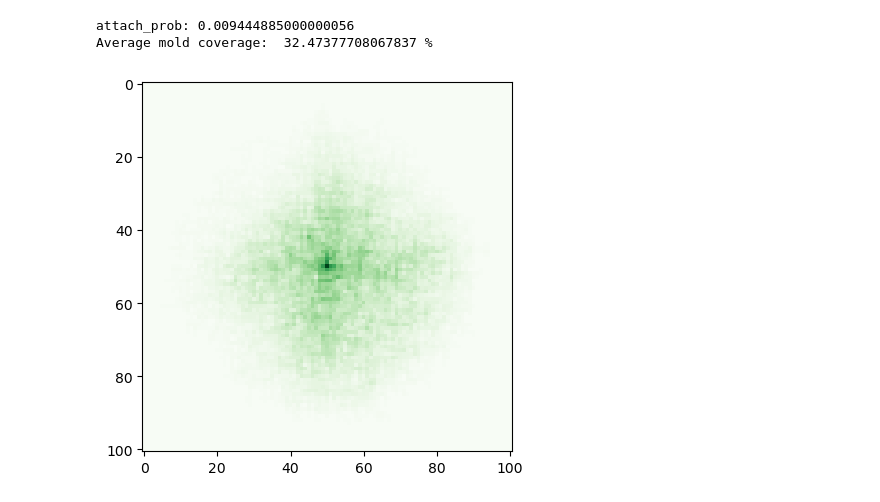
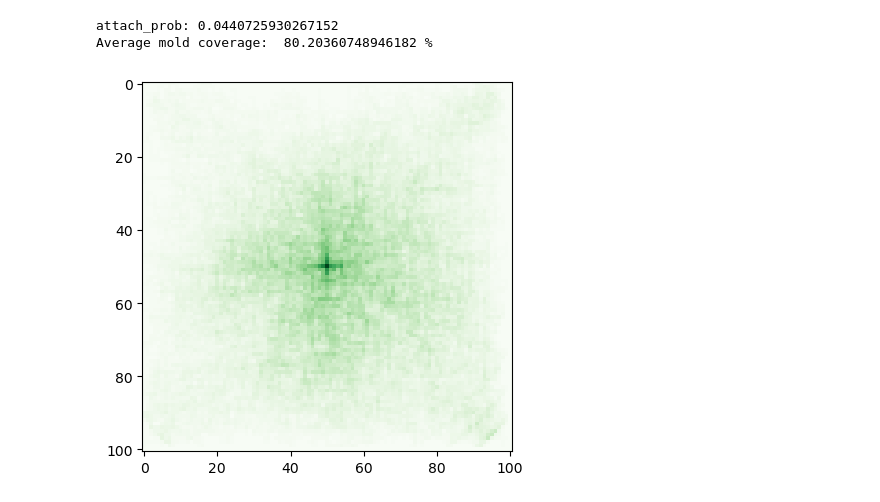
Before and after one commit to SaraStoof/PCS, a Jupyter notebook: dla_examp.ipynb, the cells around one changed output. Saved outputs shown, nothing was run; the diff lists cells and outputs as text; code cells hidden in the pictures.

```diff
--- a/dla_examp.ipynb
+++ b/dla_examp.ipynb
@@ -9,15 +9,17 @@ RADIUS = GRID_SIZE//2
 SEED = (GRID_SIZE // 2, GRID_SIZE // 2)  # Seed in the middle of the grid
 TIMESTEPS = 200000
 NUM_SIMS = 100
-Temp = 50
-RH = 100
+Temp = 15
+RH = 85
 
 def attaching_prob(Temp, RH):
     RH_crit = (-0.00267 * (Temp**3)) + (0.16*(Temp**2)) - (3.13*Temp) + 100
+    if(RH < RH_crit):
+        return 0
     M_max = 1+7*((RH_crit-RH)/(RH_crit-100))-2*((RH_crit - RH)/(RH_crit-100))**2 #The maximum M-value for the given temperature and relative humidity
     #The above two formulas are from the paper "A mathematical model of mould growth on wooden material" by Hukka and Vitten 1999
     if(M_max < 0):
-        M_max = 0
+        return 0
 
     attach_prob = 133.6561 + (0.9444885 - 133.6561)/(1 + (M_max/4.951036)**5.67479)
     #The formula for translating M-value to surface coverage represented by that coverage, is retrieved by regression over the definition of M-value.
@@ -83,34 +85,34 @@ def particle_loop(GRID_SIZE, grid, ATTACH_PROB, TIMESTEPS):
                 particle = (particle[0] + 1, particle[1])  # Move right
             elif move == 2:
                 particle = (particle[0], particle[1] - 1)  # Move down
             elif move == 3:
                 particle = (particle[0] - 1, particle[1])  # Move left
 
 
 def monte_carlo(GRID_SIZE, ATTACH_PROB, TIMESTEPS, NUM_SIMS):
     print("attach_prob:" , ATTACH_PROB)
     aggr_grid = np.zeros((GRID_SIZE + 1, GRID_SIZE + 1))
     for _ in prange(NUM_SIMS):
         # Initialize grid (plus 1 to account for 0-index)
         grid = np.zeros((GRID_SIZE + 1, GRID_SIZE + 1))
         grid[SEED[0], SEED[1]] = 1  # Set seed point as part of cluster
         particle_loop(GRID_SIZE, grid, ATTACH_PROB, TIMESTEPS)
         aggr_grid += grid
 
     aggr_grid = aggr_grid/NUM_SIMS
     mold_grid = aggr_grid.copy()
-    mold_grid[ mold_grid > 0.05 ] = 1
+    mold_grid[ mold_grid > 0.02 ] = 1
 
     mold_cov = np.sum(mold_grid)/(len(np.ndarray.flatten(mold_grid))) * 100
     return aggr_grid, mold_cov
 
 
 final_grid, mold_cov = monte_carlo(GRID_SIZE, ATTACH_PROB, TIMESTEPS, NUM_SIMS)
 print("Average mold coverage: ", mold_cov , "%")
 # Plot the result
 plt.imshow(final_grid, cmap='Greens', interpolation='nearest')
 plt.show()
 # %% [output]
-attach_prob: 0.009444885000000056
-Average mold coverage:  32.47377708067837 %
+attach_prob: 0.0440725930267152
+Average mold coverage:  80.20360748946182 %
-[figure, old version]
+[figure, new version]
```
